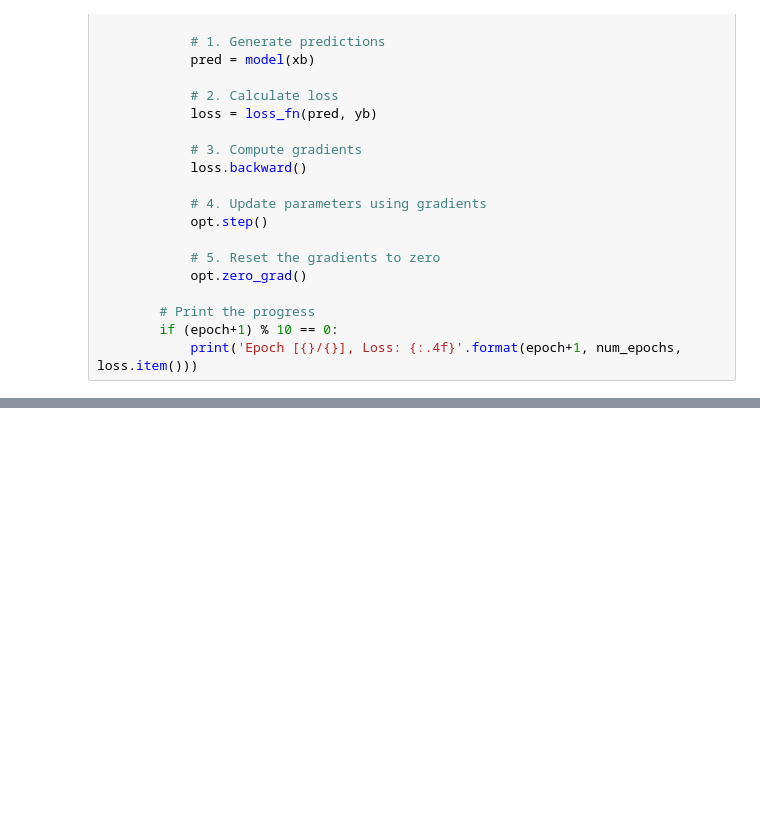
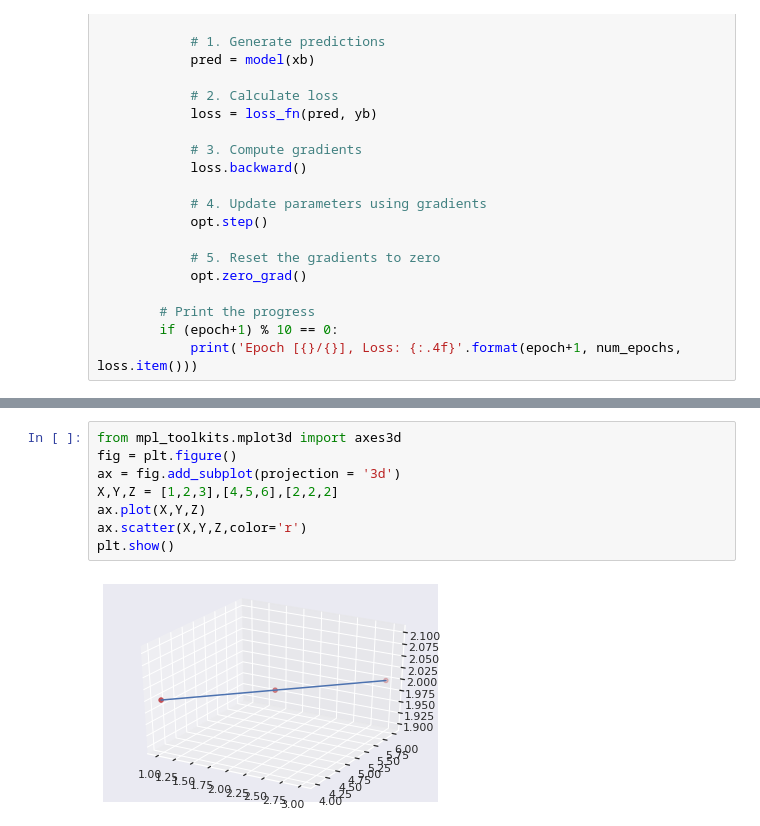
Before and after one commit to aruntakhur/NWP, a Jupyter notebook: NWP_2021.ipynb, the cells around one changed output, grey strips where cells are left out. Drawn from its saved outputs; the diff is of its cells as text; blank space fills up the shorter version.

```diff
--- a/NWP_2021.ipynb
+++ b/NWP_2021.ipynb
@@ -806,0 +849,10 @@ tensor([[55.5506, 67.6579]], grad_fn=<AddmmBackward>)
+# %%
+from mpl_toolkits.mplot3d import axes3d
+fig = plt.figure()
+ax = fig.add_subplot(projection = '3d')
+X,Y,Z = [1,2,3],[4,5,6],[2,2,2]
+ax.plot(X,Y,Z)
+ax.scatter(X,Y,Z,color='r')
+plt.show()
+# %% [output]
+[figure, added]
```
Also changed, not shown: parts of 25 cells of this notebook.
